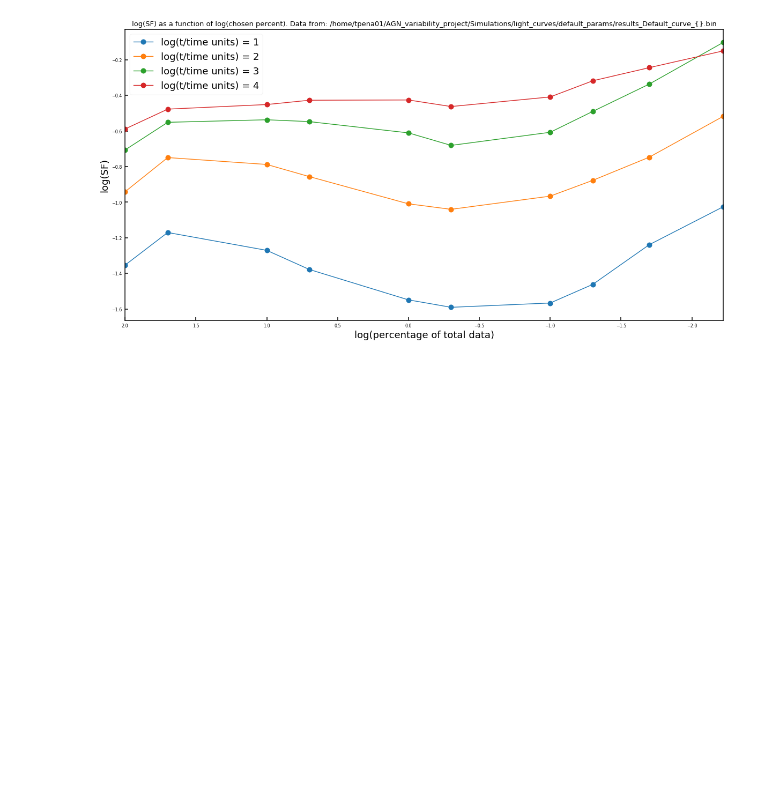
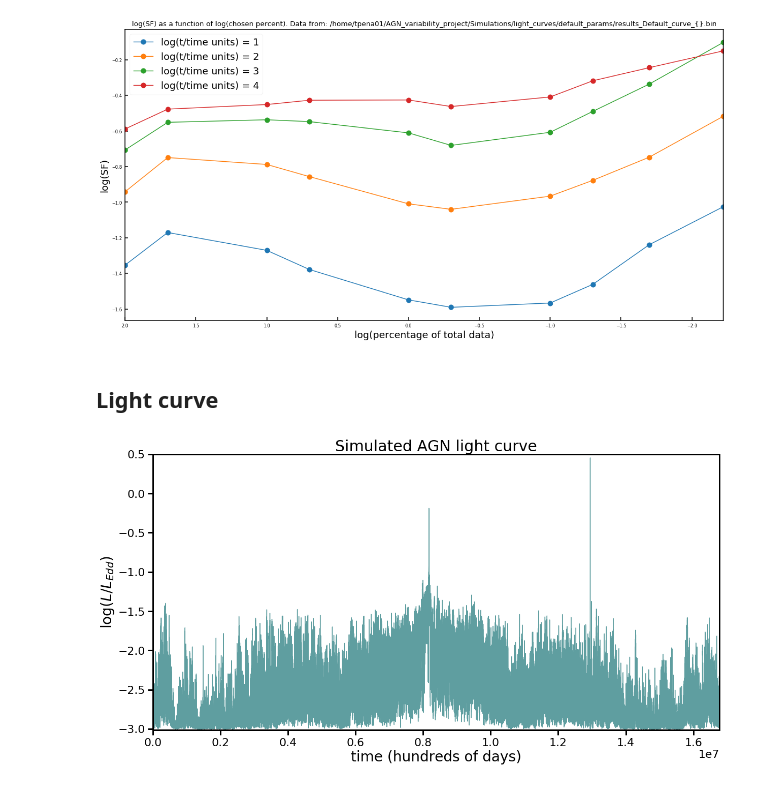
Before and after one commit to openhearted99/AGN_variability_project, a Jupyter notebook: Simulations/visualization/default_params/Factory2.0.ipynb, the cells around one changed output. Saved outputs shown, nothing was run; the diff lists cells and outputs as text; code cells hidden in the pictures; blank space fills up the shorter version.

```diff
--- a/Simulations/visualization/default_params/Factory2.0.ipynb
+++ b/Simulations/visualization/default_params/Factory2.0.ipynb
@@ -600,3 +600,45 @@ plt.savefig('4-line_SF_plot.pdf', bbox_inches='tight')
 plt.show()
 # %% [output]
 [figure]
+# %% [markdown]
+## Light curve
+# %%
+length_curve=2**24
+num_curves=20
+
+# Load the data
+default_curves = []
+for i in tqdm(range(num_curves + 1)):
+
+    if i == 0:
+        continue # for some reason the results files start at 1 and not 0
+
+    _er_curve = np.zeros(length_curve, dtype=float)
+    _er_curve = np.fromfile(data_path.format(str(i)))
+    default_curves.append(_er_curve)
+
+default_curves = np.array(default_curves)
+
+default_curves = np.log10(default_curves) # Move everything into the log domain
+# %%
+with plt.style.context('seaborn-paper'):
+    fig, ax = plt.subplots(1, figsize=(20, 10))
+
+    ax.set_title('Simulated AGN light curve', fontsize=30)
+    ax.tick_params(direction='out', length=10, width=3, labelsize=22)
+    ax.xaxis.offsetText.set_fontsize(22)
+    ax.spines['top'].set_linewidth(3)
+    ax.spines['right'].set_linewidth(3)
+    ax.spines['bottom'].set_linewidth(3)
+    ax.spines['left'].set_linewidth(3)
+    ax.set_xlabel('time (hundreds of days)', fontsize=28)
+    ax.set_ylabel('log($L/L_{Edd}$)', fontsize=28)
+    ax.set_xlim([-1000, 2**24+1000])
+    ax.set_ylim([-3.015, 0.5])
+    ax.plot(default_curves[0], color='cadetblue')
+
+
+plt.savefig('AGN light curve.pdf', bbox_inches='tight')
+plt.show()
+# %% [output]
+[figure, added]
```
Also changed, not shown: 10 other files.
